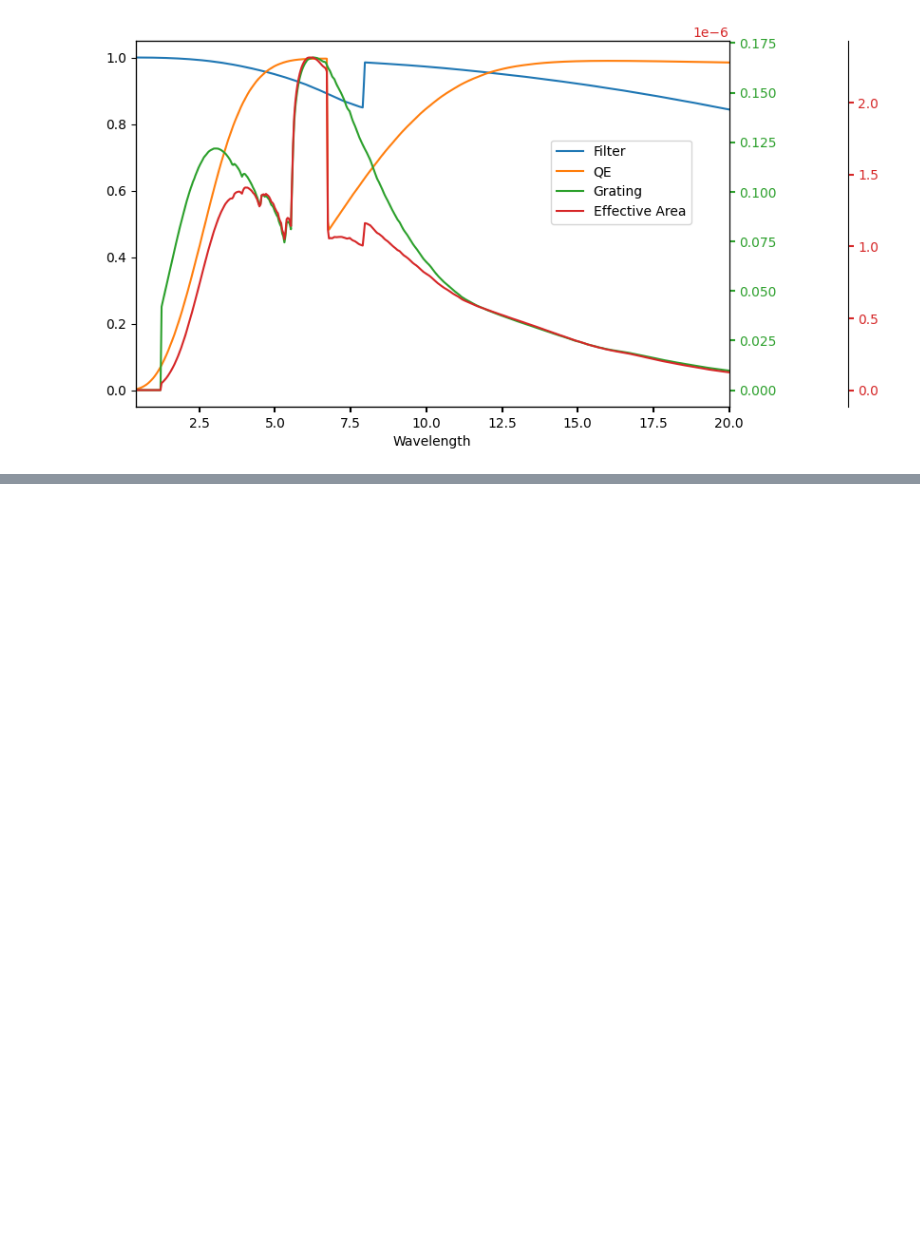
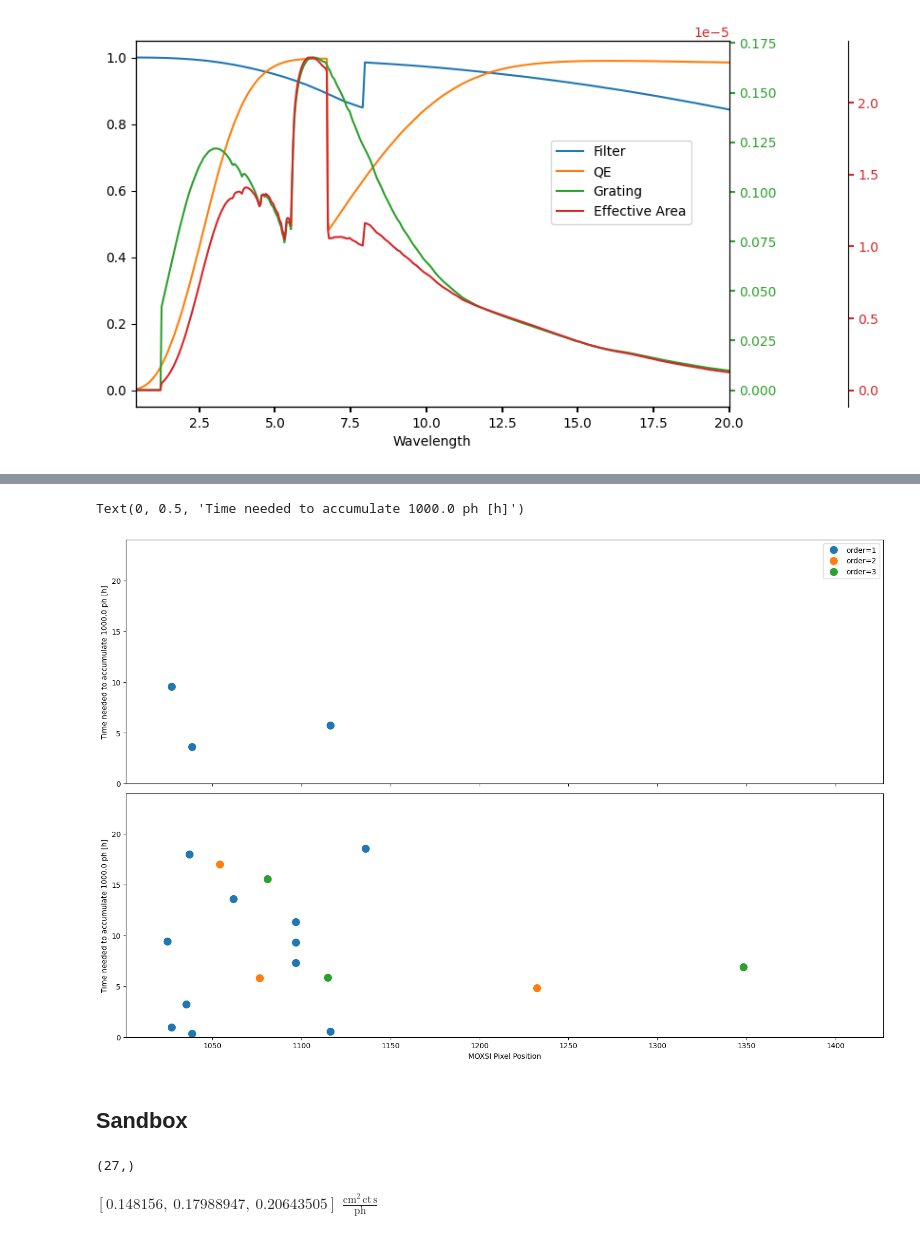
Before and after one commit to wtbarnes/moxsi-science-planning, a Jupyter notebook: calibration/calibration-predictions.ipynb, the cells around one changed output, grey strips where cells are left out. Cells and saved outputs as stored; diff of their text form; code cells hidden in the pictures; blank space fills up the shorter version.

```diff
--- a/calibration/calibration-predictions.ipynb
+++ b/calibration/calibration-predictions.ipynb
@@ -164,0 +378,26 @@ plt.show()
+# %%
+import sunpy.coordinates
+import astropy.coordinates
+obs = sunpy.coordinates.get_earth(time='2020-01-01')
+source_pos = astropy.coordinates.SkyCoord(Tx=0*u.arcsec, Ty=0*u.arcsec, frame=sunpy.coordinates.Helioprojective(observer=obs))
+# %%
+fig = plt.figure(figsize=(15,10), layout='constrained')
+ax1 = fig.add_subplot(211)
+for i,mr in enumerate(moxsi_responses[:3]):
+    moxsi_wcs = mr.get_wcs(obs)
+    colname = f'moxsi_{mr.name.split('_')[1]}_{mr.spectral_order}'
+    pix_pos = moxsi_wcs.world_to_pixel(source_pos, integration_time_table['wavelength'])
+    ax1.plot(pix_pos[0], integration_time_table[colname], 'o', color=f'C{i}', label=f'order={mr.spectral_order}', markersize=10)
+ax2 = fig.add_subplot(212, sharey=ax1, sharex=ax1)
+for i,mr in enumerate(moxsi_responses[3:]):
+    moxsi_wcs = mr.get_wcs(obs)
+    colname = f'moxsi_{mr.name.split('_')[1]}_{mr.spectral_order}'
+    pix_pos = moxsi_wcs.world_to_pixel(source_pos, integration_time_table['wavelength'])
+    ax2.plot(pix_pos[0], integration_time_table[colname], 'o', color=f'C{i}', label=f'order={mr.spectral_order}', markersize=10)
+ax1.legend()
+ax1.label_outer()
+ax1.set_ylim(0,24)
+ax2.set_xlabel('MOXSI Pixel Position')
+ax1.set_ylabel(f'Time needed to accumulate {photon_threshold} [h]')
+ax2.set_ylabel(f'Time needed to accumulate {photon_threshold} [h]')
+# %% [output]
@@ -164,0 +421,12 @@ plt.show()
+Text(0, 0.5, 'Time needed to accumulate 1000.0 ph [h]')
+[figure, added]
+# %% [markdown]
+## Sandbox
+# %%
+target_data['result']['p'][0].shape
+# %% [output]
+(27,)
+# %%
+conv_fac
+# %% [output]
+$[0.148156,~0.17988947,~0.20643505] \; \mathrm{\frac{cm^{2}\,ct\,s}{ph}}$
```
Also changed, not shown: parts of 44 cells of this notebook, 5 other files.
